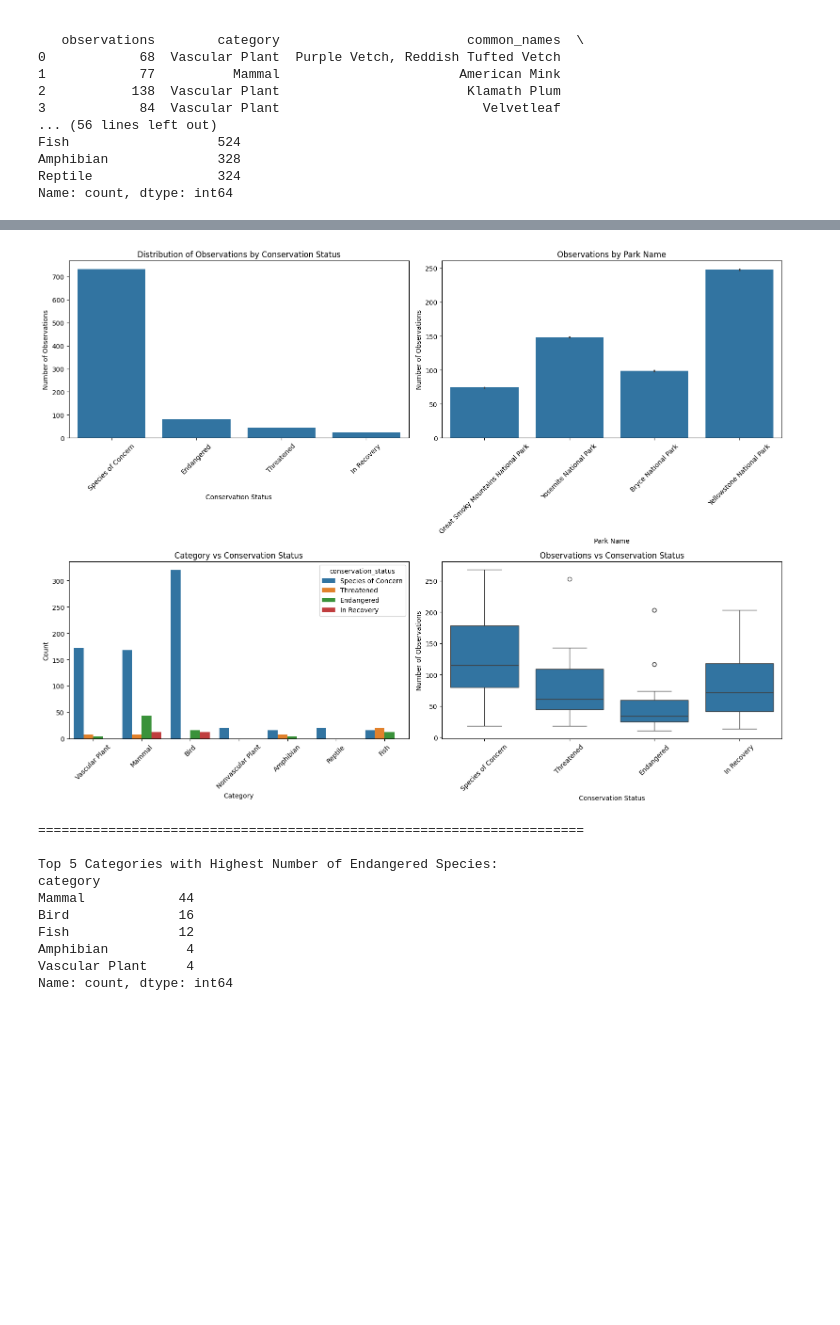
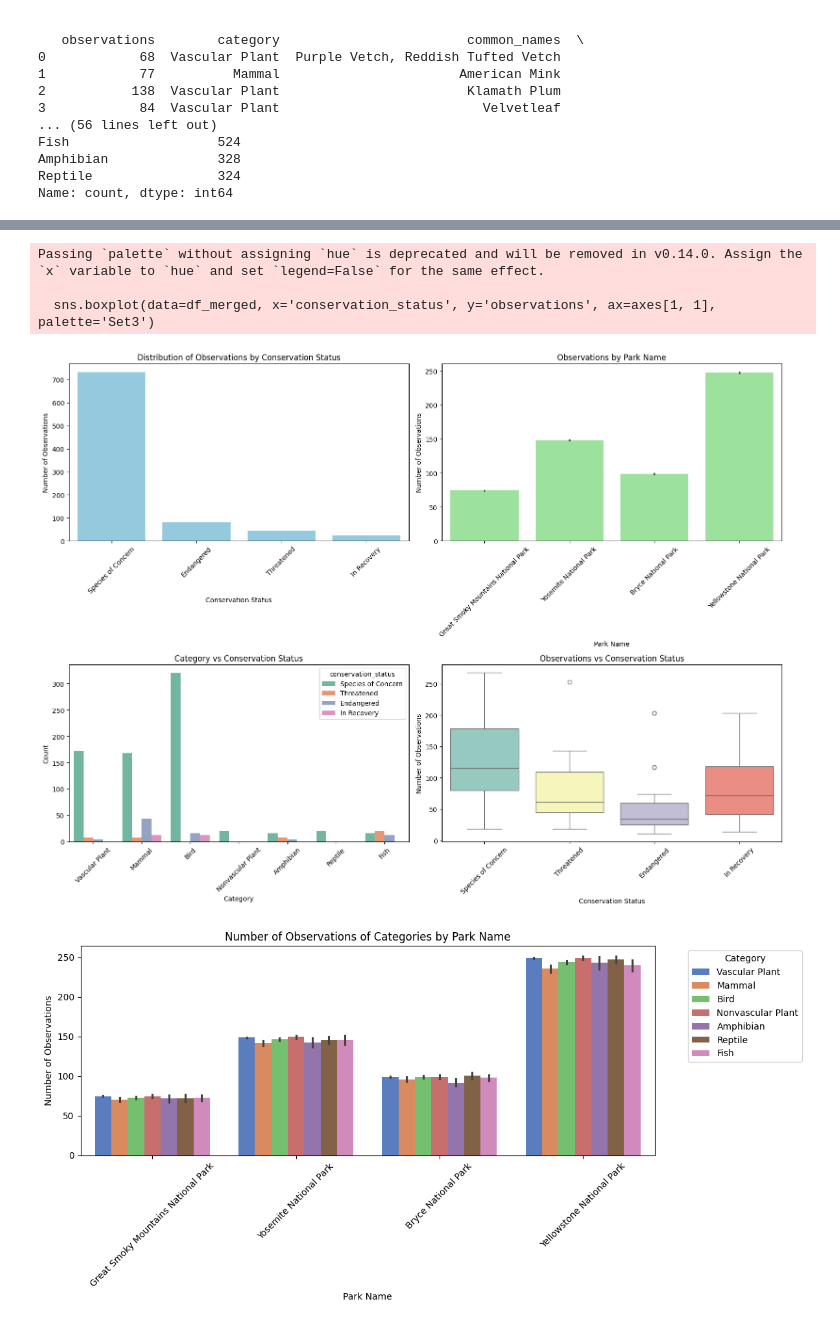
Before and after one commit to IzziePZ/Biodiversity_National_Parks, a Jupyter notebook: biodiversity.ipynb, the cells around one changed output, grey strips where cells are left out. Saved outputs shown, nothing was run; the diff lists cells and outputs as text; code cells hidden in the pictures; blank space fills up the shorter version.

```diff
--- a/biodiversity.ipynb
+++ b/biodiversity.ipynb
@@ -61,52 +90,49 @@ fig, axes = plt.subplots(2, 2, figsize=(16, 12))
 # Plot 1: Distribution of observations by conservation status
 sns.countplot(data=df_merged, x='conservation_status',
               order=df_merged['conservation_status'].value_counts().index,
-              ax=axes[0, 0])
+              ax=axes[0, 0], color='skyblue')
 axes[0, 0].set_title('Distribution of Observations by Conservation Status')
 axes[0, 0].set_xlabel('Conservation Status')
 axes[0, 0].set_ylabel('Number of Observations')
 axes[0, 0].tick_params(axis='x', rotation=45)
 
 # Plot 2: Observations by park name
-sns.barplot(data=df_merged, x='park_name', y='observations', ax=axes[0, 1])
+sns.barplot(data=df_merged, x='park_name', y='observations', ax=axes[0, 1], color='lightgreen')
 axes[0, 1].set_title('Observations by Park Name')
 axes[0, 1].set_xlabel('Park Name')
 axes[0, 1].set_ylabel('Number of Observations')
 axes[0, 1].tick_params(axis='x', rotation=45)
 
 # Plot 3: Category vs Conservation Status
-sns.countplot(data=df_merged, x='category', hue='conservation_status', ax=axes[1, 0])
+sns.countplot(data=df_merged, x='category', hue='conservation_status', ax=axes[1, 0], palette='Set2')
 axes[1, 0].set_title('Category vs Conservation Status')
 axes[1, 0].set_xlabel('Category')
 axes[1, 0].set_ylabel('Count')
 axes[1, 0].tick_params(axis='x', rotation=45)
 
 # Plot 4: Observations vs conservation status (boxplot)
-sns.boxplot(data=df_merged, x='conservation_status', y='observations', ax=axes[1, 1])
+sns.boxplot(data=df_merged, x='conservation_status', y='observations', ax=axes[1, 1], palette='Set3')
 axes[1, 1].set_title('Observations vs Conservation Status')
 axes[1, 1].set_xlabel('Conservation Status')
 axes[1, 1].set_ylabel('Number of Observations')
 axes[1, 1].tick_params(axis='x', rotation=45)
 
 plt.tight_layout()
 plt.show()
 
-# Top 5 categories with highest number of endangered species
-endangered_counts = df_merged[df_merged['conservation_status'] == 'Endangered']['category'].value_counts().head(5)
-print("\n" + "="*70 + "\n")
-print("Top 5 Categories with Highest Number of Endangered Species:")
-print(endangered_counts)# Regression analysis to predict observations based on conservation status
-X = df_reg.drop('observations', axis=1)
-y = df_reg['observations']
+# Plot 5: Number of observations of catergories by park name
+plt.figure(figsize=(12, 6))
+sns.barplot(data=df_merged, x='park_name', y='observations', hue='category', palette='muted')
+plt.title('Number of Observations of Categories by Park Name')
+plt.xlabel('Park Name')
+plt.ylabel('Number of Observations')
+plt.xticks(rotation=45)
+plt.legend(title='Category', bbox_to_anchor=(1.05, 1), loc='upper left')
+plt.tight_layout()
+plt.show()
 # %% [output]
+Passing `palette` without assigning `hue` is deprecated and will be removed in v0.14.0. Assign the `x` variable to `hue` and set `legend=False` for the same effect.
+
+  sns.boxplot(data=df_merged, x='conservation_status', y='observations', ax=axes[1, 1], palette='Set3')
-[figure, old version]
+[figure, new version]
-======================================================================
-
-Top 5 Categories with Highest Number of Endangered Species:
-category
-Mammal            44
-Bird              16
-Fish              12
-Amphibian          4
-Vascular Plant     4
-Name: count, dtype: int64
+[figure, added]
```
Also changed, not shown: parts of 6 cells of this notebook, 1 other file.
